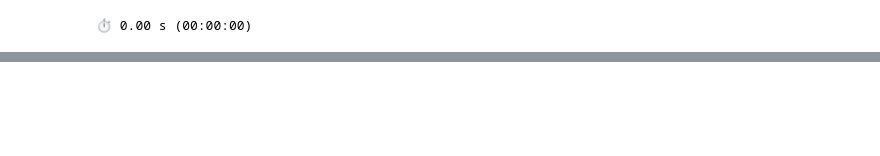
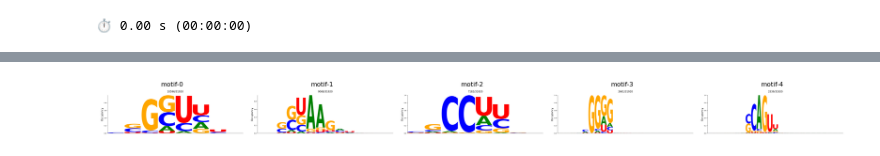
Before and after one commit to ml4rg26-deconvgclip/parnet--globalclip-head, a Jupyter notebook: notebooks/globalclip-head/03_integrated_gradients.ipynb, the cells around one changed output, grey strips where cells are left out. Cells and saved outputs as stored; diff of their text form; code cells hidden in the pictures; blank space fills up the shorter version.

```diff
--- a/notebooks/globalclip-head/03_integrated_gradients.ipynb
+++ b/notebooks/globalclip-head/03_integrated_gradients.ipynb
@@ -420,0 +453,25 @@ KeyboardInterrupt:
+# %%
+# ── Align k-mers into consensus motifs ─────────────────────────────────────────
+params_max_motifs = 5   # top N consensus motifs (per prof's suggestion)
+params_min_support = 100
+
+_align_script = PROJECT_DIR / "externals" / "metamotif" / "scripts" / "variable-length-seed-motif-alignment.py"
+_motifs_out_dir = METAMOTIF_DIR / "aligned_motifs"
+_motifs_out_dir.mkdir(parents=True, exist_ok=True)
+
+_cmd = [
+    "python", str(_align_script),
+    str(_kmers_path),
+    "--min-support", str(params_min_support),
+    "--max-motifs", str(params_max_motifs),
+    "-o", str(_motifs_out_dir),
+]
+
+logger.info(f"Running: {' '.join(_cmd)}")
+_result = subprocess.run(_cmd, capture_output=True, text=True)
+
+if _result.returncode != 0:
+    logger.error(f"Alignment failed:\n{_result.stderr}")
+else:
+    logger.info(f"Alignment complete → {_motifs_out_dir}")
+    print(_result.stdout[-1000:] if _result.stdout else "(no stdout)")
@@ -420,0 +483,18 @@ KeyboardInterrupt:
+# %%
+# ── Display consensus motif logos ──────────────────────────────────────────────
+from PIL import Image
+
+motif_pngs = sorted(_motifs_out_dir.glob("motif-*.png"))
+fig, axes = plt.subplots(1, len(motif_pngs), figsize=(4 * len(motif_pngs), 3))
+if len(motif_pngs) == 1:
+    axes = [axes]
+for ax, png in zip(axes, motif_pngs):
+    ax.imshow(Image.open(png))
+    ax.set_title(png.stem)
+    ax.axis("off")
+plt.tight_layout()
+_run_label = EVAL_RUN.split(".globalclip")[0]  # e.g. "parnet.21m-0.0.unfreeze_last_2_layers"
+plt.savefig(FILEPATHS["figures_dir"] / f"consensus_motifs.{_run_label}.png", dpi=150, bbox_inches="tight")
+plt.show()
+# %% [output]
+[figure, added]
```
Also changed, not shown: parts of 23 cells of this notebook, 4 other files.
